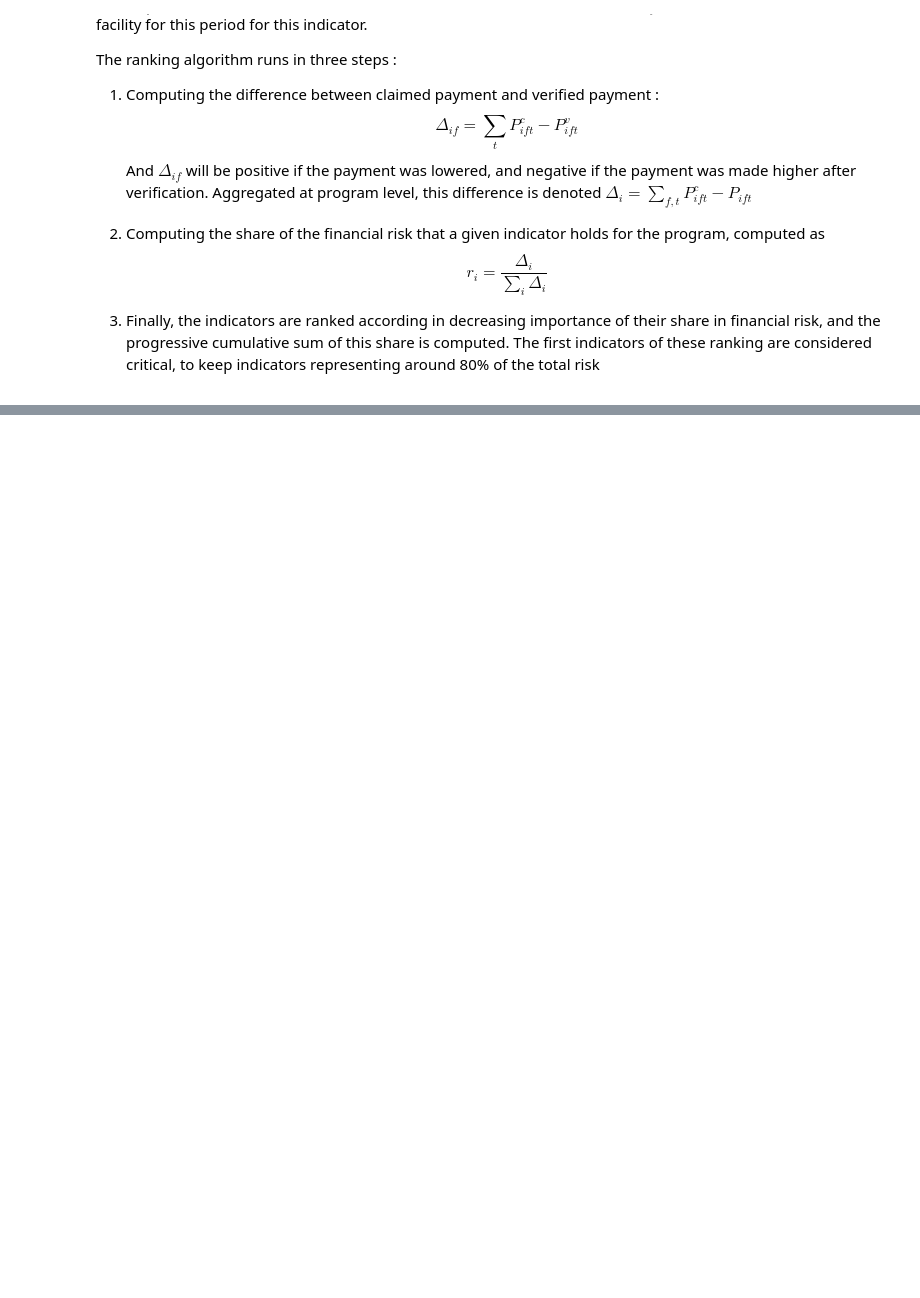
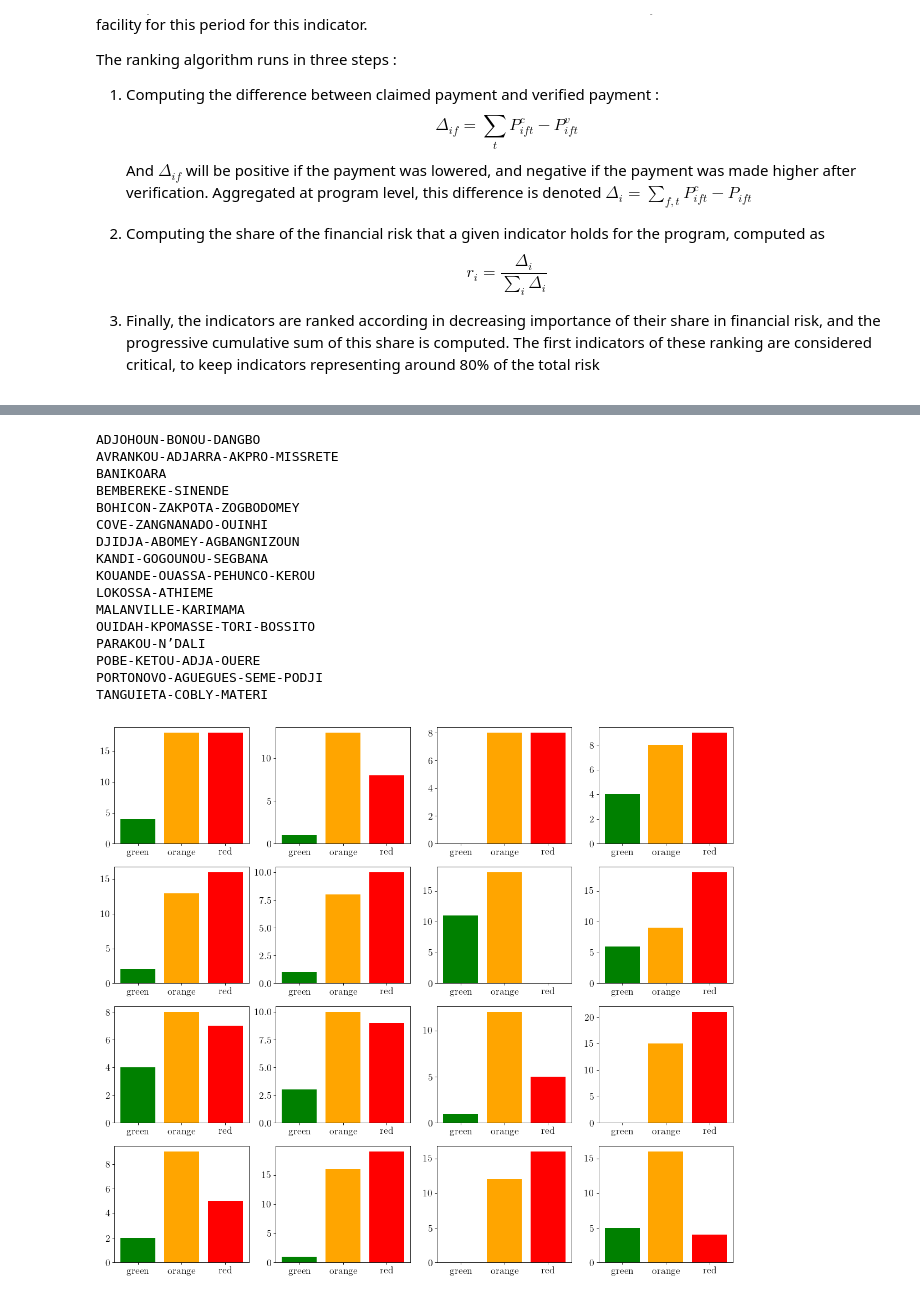
Before and after one commit to grlurton/orbf_data_validation, a Jupyter notebook: notebooks/reporting/Algorithm AEDES.ipynb, the cells around one changed output, grey strips where cells are left out. Drawn from its saved outputs; the diff is of its cells as text; code cells hidden in the pictures; blank space fills up the shorter version.

```diff
--- a/notebooks/reporting/Algorithm AEDES.ipynb
+++ b/notebooks/reporting/Algorithm AEDES.ipynb
@@ -257,0 +320,2 @@ Accouchement: reference d'urgence pour accouche...  0.126404
+# %%
+classes_counts = classified_facilities.groupby(level = 0).Class.value_counts()
@@ -257,0 +334,26 @@ Accouchement: reference d'urgence pour accouche...  0.126404
+# %%
+fig=plt.figure(figsize=(18, 16), dpi= 80, facecolor='w', edgecolor='k')
+for i in range(1,17):
+    plt.subplot(4,4,i)
+    departement = list(classes_counts.index.levels[0])[i-1]
+    print(departement)
+    bar_cols(classes_counts.loc[departement])
+    #plt.title(departement)
+# %% [output]
+ADJOHOUN-BONOU-DANGBO
+AVRANKOU-ADJARRA-AKPRO-MISSRETE
+BANIKOARA
+BEMBEREKE-SINENDE
+BOHICON-ZAKPOTA-ZOGBODOMEY
+COVE-ZANGNANADO-OUINHI
+DJIDJA-ABOMEY-AGBANGNIZOUN
+KANDI-GOGOUNOU-SEGBANA
+KOUANDE-OUASSA-PEHUNCO-KEROU
+LOKOSSA-ATHIEME
+MALANVILLE-KARIMAMA
+OUIDAH-KPOMASSE-TORI-BOSSITO
+PARAKOU-N’DALI
+POBE-KETOU-ADJA-OUERE
+PORTONOVO-AGUEGUES-SEME-PODJI
+TANGUIETA-COBLY-MATERI
+[figure, added]
```
Also changed, not shown: parts of 15 cells of this notebook.
